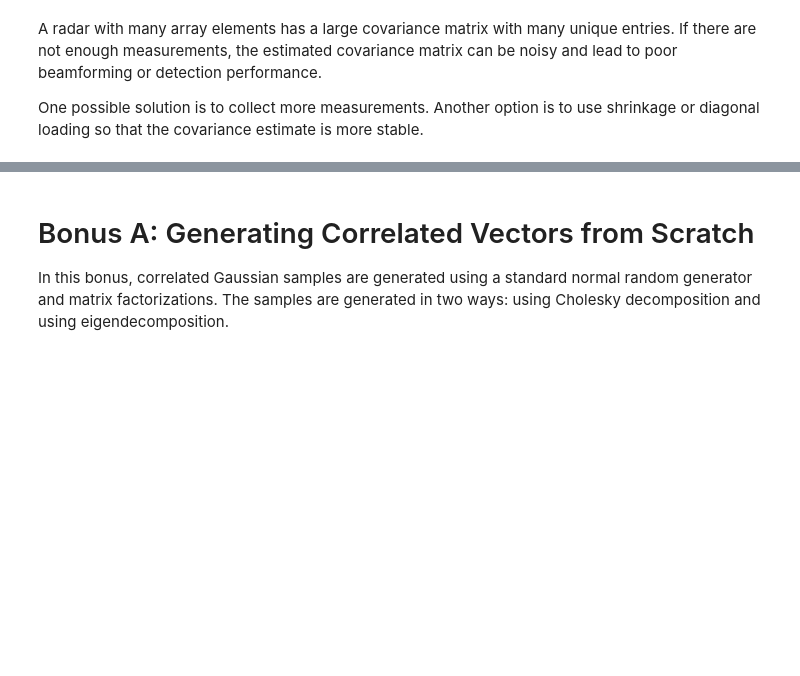
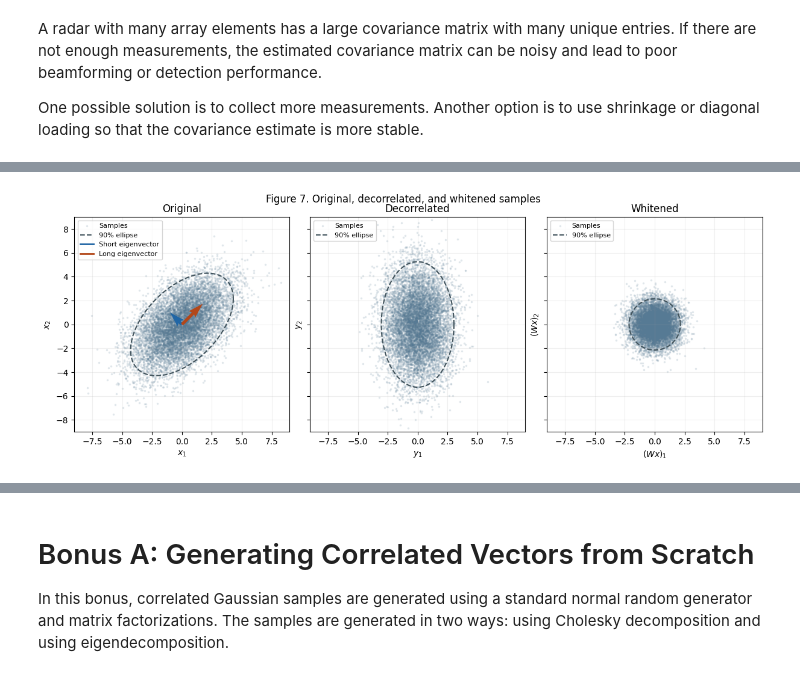
Before and after one commit to Trevaaaaar/ECE3715_MP3_GLi_TCheng_AOre, a Jupyter notebook: mp3.ipynb, the cells around one changed output, grey strips where cells are left out. Cells and saved outputs as stored; diff of their text form; code cells hidden in the pictures; blank space fills up the shorter version.

```diff
--- a/mp3.ipynb
+++ b/mp3.ipynb
@@ -1202,0 +1642,40 @@ One possible solution is to collect more measurements. Another option is to use
+# %%
+fig, axes = plt.subplots(1, 3, figsize=(12, 4.4), sharex=True, sharey=True, layout="constrained")
+fig.suptitle("Figure 7. Original, decorrelated, and whitened samples")
+
+panels_step6 = [
+    (samples_step5, "Original", r"$x_1$", r"$x_2$"),
+    (decorrelated_step6, "Decorrelated", r"$y_1$", r"$y_2$"),
+    (whitened_step6, "Whitened", r"$(Wx)_1$", r"$(Wx)_2$"),
+]
+for axis, (sample_set, title, x_label, y_label) in zip(axes, panels_step6):
+    axis.scatter(*sample_set.T, color=sample_color, s=6, alpha=0.18, linewidths=0, label="Samples")
+    axis.set(title=title, xlabel=x_label, ylabel=y_label, xlim=(-9, 9), ylim=(-9, 9))
+    axis.set_aspect("equal", adjustable="box")
+    axis.grid(alpha=0.2)
+
+# Show the same probability boundary for each theoretical covariance.
+for axis, covariance in zip(axes, [Sigma_step5, np.diag(eigenvalues_step6), identity_step6]):
+    ellipse_angles = np.linspace(0, 2 * np.pi, 240)
+    circle_points = np.stack((np.cos(ellipse_angles), np.sin(ellipse_angles)))
+    ellipse = np.sqrt(radius_squared_step5[1]) * np.linalg.cholesky(covariance) @ circle_points
+    axis.plot(*ellipse, color="#42545d", ls="--", lw=1.5, label="90% ellipse")
+
+arrow_colors_step6 = ["#2166a5", "#b34719"]
+arrow_labels_step6 = ["Short eigenvector", "Long eigenvector"]
+for value, direction, color, label in zip(
+    eigenvalues_step6, eigenvectors_step6.T, arrow_colors_step6, arrow_labels_step6
+):
+    endpoint = np.sqrt(value) * direction
+    axes[0].quiver(
+        0, 0, *endpoint, angles="xy", scale_units="xy", scale=1,
+        width=0.014, color=color, zorder=5,
+    )
+    axes[0].plot([], [], color=color, lw=2, label=label)
+
+for axis in axes:
+    axis.legend(loc="upper left", fontsize=8)
+
+plt.show()
+# %% [output]
+[figure, added]
```
Also changed, not shown: parts of 42 cells of this notebook, 4 other files.
